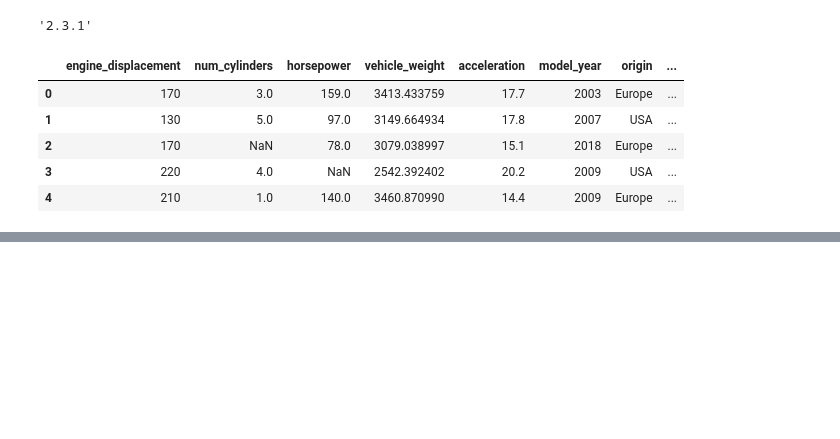
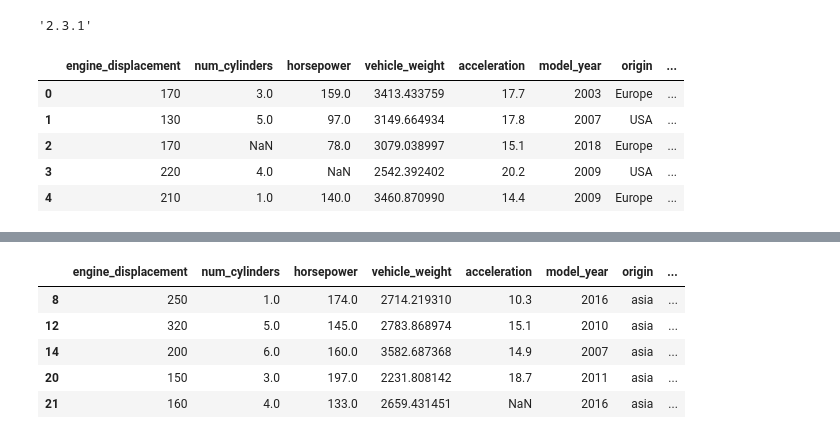
Before and after one commit to aliaksandra-babova/ML-zoomcamp-homework, a Jupyter notebook: 01-intro/homework.ipynb, the cells around one changed output, grey strips where cells are left out. Saved outputs shown, nothing was run; the diff lists cells and outputs as text; code cells hidden in the pictures; blank space fills up the shorter version.

```diff
--- a/01-intro/homework.ipynb
+++ b/01-intro/homework.ipynb
@@ -17,0 +73,12 @@ df.head()
+# %%
+df_asia = df[
+    df['origin'] == 'asia'
+]
+df_asia.head()
+# %% [output]
+|  | engine_displacement | num_cylinders | horsepower | vehicle_weight | acceleration | model_year | origin | ... |
+| 8 | 250 | 1.0 | 174.0 | 2714.219310 | 10.3 | 2016 | asia | ... |
+| 12 | 320 | 5.0 | 145.0 | 2783.868974 | 15.1 | 2010 | asia | ... |
+| 14 | 200 | 6.0 | 160.0 | 3582.687368 | 14.9 | 2007 | asia | ... |
+| 20 | 150 | 3.0 | 197.0 | 2231.808142 | 18.7 | 2011 | asia | ... |
+| 21 | 160 | 4.0 | 133.0 | 2659.431451 | NaN | 2016 | asia | ... |
```
Also changed, not shown: parts of 22 cells of this notebook.
